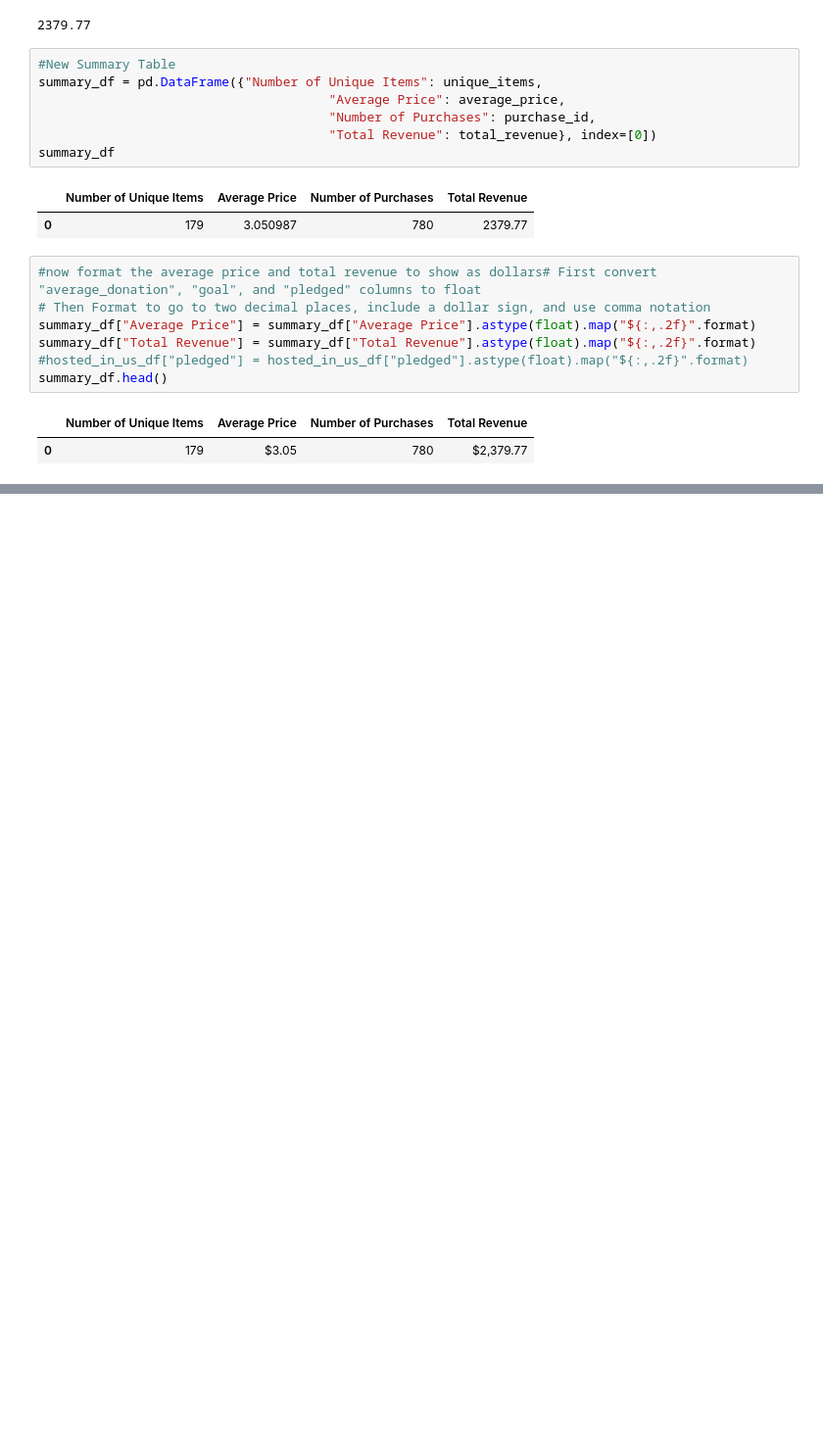
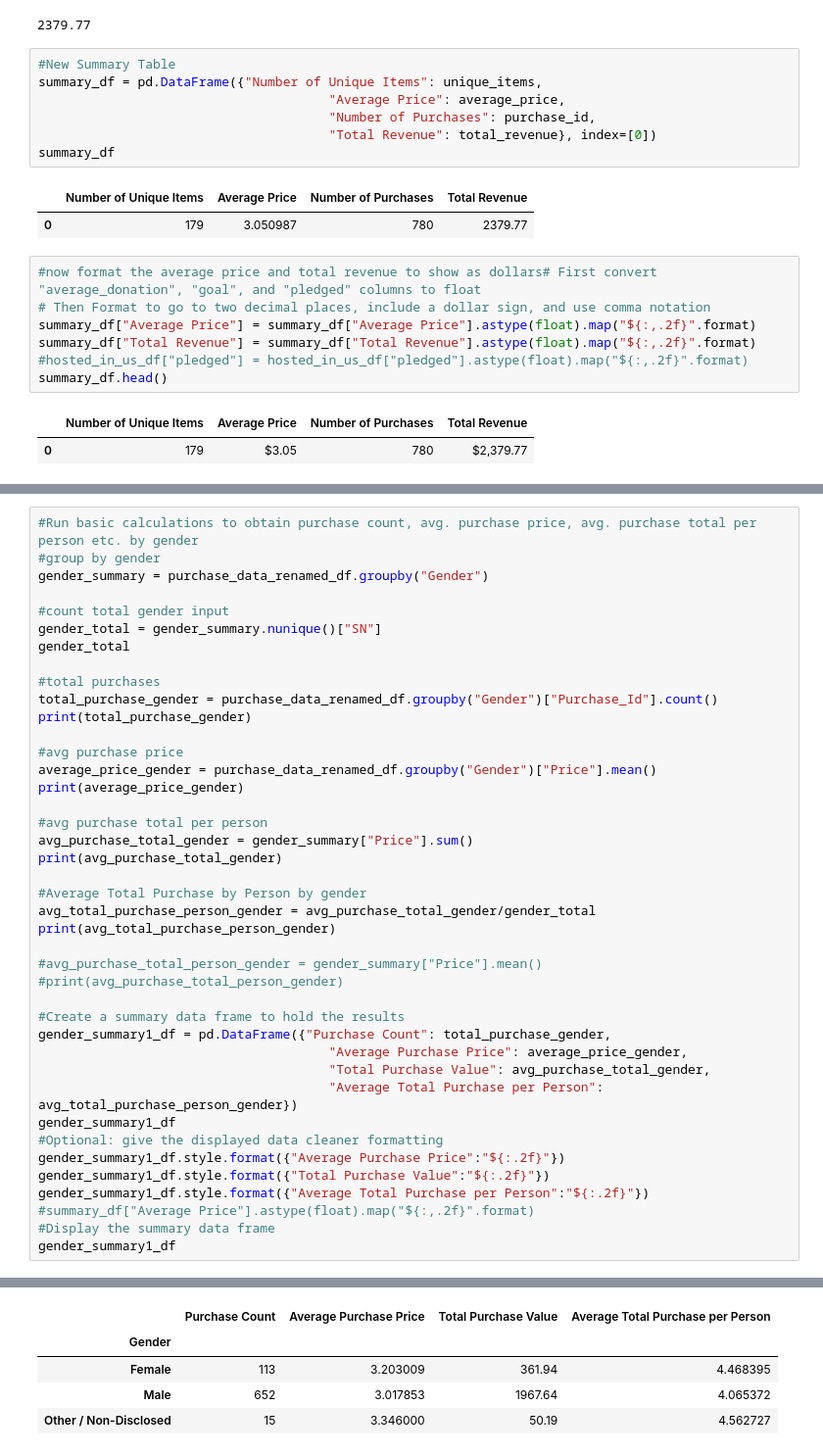
Before and after one commit to tochdo/pandas-challenge, a Jupyter notebook: Pypoli.ipynb, the cells around one changed output, grey strips where cells are left out. Shown: that part at 98% size. Drawn from its saved outputs; the diff is of its cells as text; blank space fills up the shorter version.

```diff
--- a/Pypoli.ipynb
+++ b/Pypoli.ipynb
@@ -253,0 +162,42 @@ purchase_data_renamed_df
+# %%
+#Run basic calculations to obtain purchase count, avg. purchase price, avg. purchase total per person etc. by gender
+#group by gender
+gender_summary = purchase_data_renamed_df.groupby("Gender")
+
+#count total gender input
+gender_total = gender_summary.nunique()["SN"]
+gender_total
+
+#total purchases
+total_purchase_gender = purchase_data_renamed_df.groupby("Gender")["Purchase_Id"].count()
+print(total_purchase_gender)
+
+#avg purchase price
+average_price_gender = purchase_data_renamed_df.groupby("Gender")["Price"].mean()
+print(average_price_gender)
+
+#avg purchase total per person
+avg_purchase_total_gender = gender_summary["Price"].sum()
+print(avg_purchase_total_gender)
+
+#Average Total Purchase by Person by gender
+avg_total_purchase_person_gender = avg_purchase_total_gender/gender_total
+print(avg_total_purchase_person_gender)
+
+#avg_purchase_total_person_gender = gender_summary["Price"].mean()
+#print(avg_purchase_total_person_gender)
+
+#Create a summary data frame to hold the results
+gender_summary1_df = pd.DataFrame({"Purchase Count": total_purchase_gender,
+                                      "Average Purchase Price": average_price_gender,
+                                      "Total Purchase Value": avg_purchase_total_gender,
+                                      "Average Total Purchase per Person": avg_total_purchase_person_gender})
+gender_summary1_df
+#Optional: give the displayed data cleaner formatting
+gender_summary1_df.style.format({"Average Purchase Price":"${:.2f}"})
+gender_summary1_df.style.format({"Total Purchase Value":"${:.2f}"})
+gender_summary1_df.style.format({"Average Total Purchase per Person":"${:.2f}"})
+#summary_df["Average Price"].astype(float).map("${:,.2f}".format)
+#Display the summary data frame
+gender_summary1_df
+# %% [output]
@@ -253,0 +224,5 @@ purchase_data_renamed_df
+|  | Purchase Count | Average Purchase Price | Total Purchase Value | Average Total Purchase per Person |
+| Gender |  |  |  |  |
+| Female | 113 | 3.203009 | 361.94 | 4.468395 |
+| Male | 652 | 3.017853 | 1967.64 | 4.065372 |
+| Other / Non-Disclosed | 15 | 3.346000 | 50.19 | 4.562727 |
```
Also changed, not shown: parts of 26 cells of this notebook.
